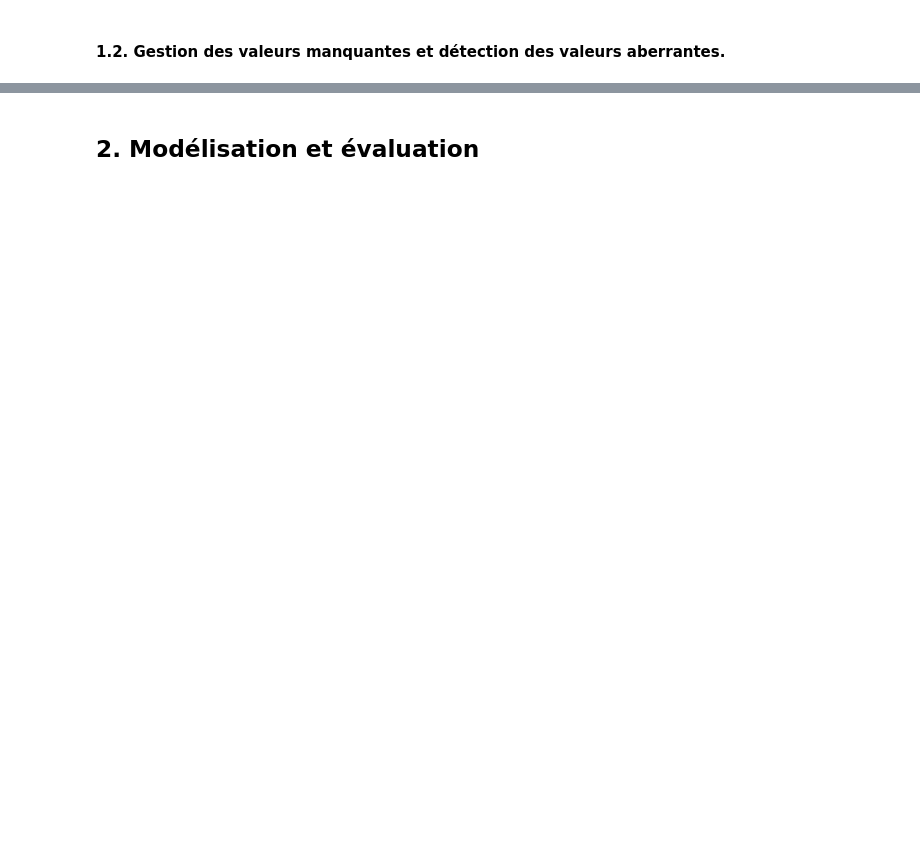
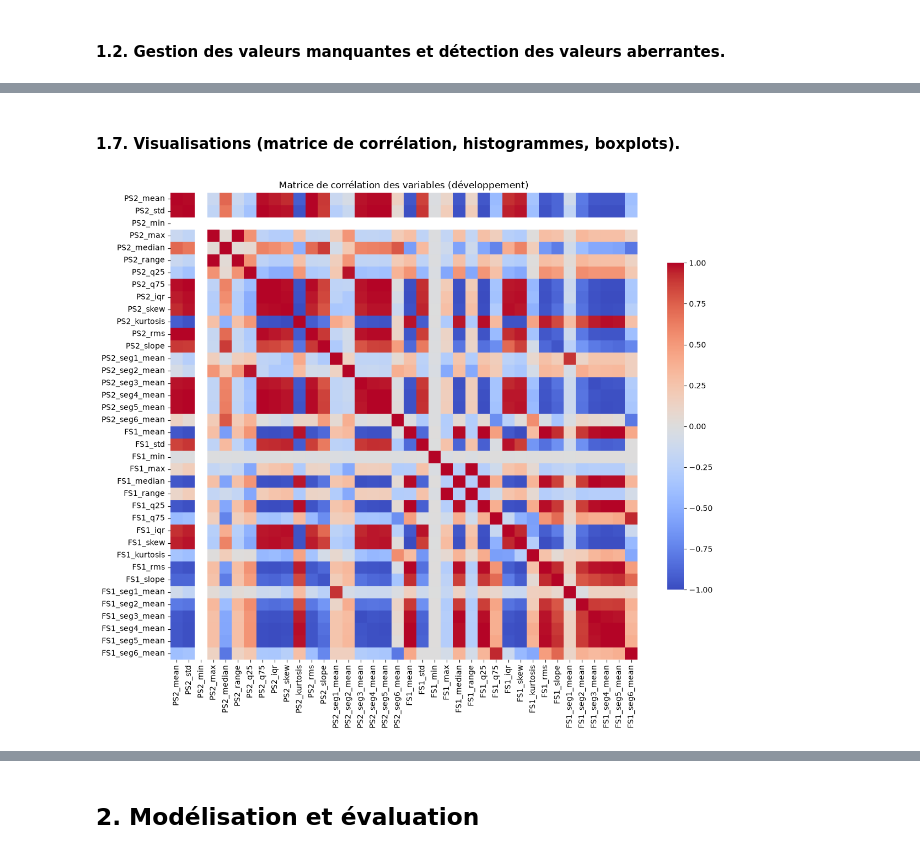
Before and after one commit to tsoullia/optivalve, a Jupyter notebook: fichier.ipynb, the cells around one changed output, grey strips where cells are left out. Saved outputs shown, nothing was run; the diff lists cells and outputs as text; code cells hidden in the pictures; blank space fills up the shorter version.

```diff
--- a/fichier.ipynb
+++ b/fichier.ipynb
@@ -75,2 +104,8 @@ plt.show()
 # %% [markdown]
 #### 1.2. Gestion des valeurs manquantes et détection des valeurs aberrantes.
+# %%
+# 1.2 Valeurs manquantes : comptage (contrôle d'intégrité sur l'ensemble des fichiers)
+n_ps2, n_fs1, n_prof = int(ps2.isnull().sum().sum()), int(fs1.isnull().sum().sum()), int(profile.isnull().sum().sum())
+print('Valeurs manquantes PS2     :', n_ps2)
+print('Valeurs manquantes FS1     :', n_fs1)
+print('Valeurs manquantes profile :', n_prof)
@@ -76,0 +116,11 @@ plt.show()
+# %%
+# Gestion : interpolation le long du cycle (ligne par ligne, donc sans fuite entre cycles) uniquement si nécessaire
+if n_ps2 or n_fs1:
+    ps2 = ps2.interpolate(axis=1, limit_direction='both')
+    fs1 = fs1.interpolate(axis=1, limit_direction='both')
+    ps2_dev, ps2_test = ps2.iloc[:N_DEV], ps2.iloc[N_DEV:]
+    fs1_dev, fs1_test = fs1.iloc[:N_DEV], fs1.iloc[N_DEV:]
+    print('-> Valeurs manquantes interpolées le long de chaque cycle.')
+else:
+    print('-> Aucune valeur manquante dans les signaux : aucune imputation nécessaire.')
+assert n_prof == 0, 'profile.txt contient des valeurs manquantes : à traiter avant de continuer'
@@ -76,0 +286,12 @@ plt.show()
+# %%
+# 1.6 Corrélations entre variables et avec la cible
+corr = X_dev.corr()
+corr_cible = X_dev.apply(lambda col: col.corr(y_dev)).sort_values(key=abs, ascending=False)
+
+print('Les 10 variables les plus corrélées à la cible (valve optimale) :')
+print(corr_cible.head(10).round(3))
+
+paires = corr.where(np.triu(np.ones(corr.shape), k=1).astype(bool)).stack()
+fortes = paires[paires.abs() > 0.95].sort_values(key=abs, ascending=False)
+print(f'\nPaires de variables fortement corrélées (|r| > 0.95) : {len(fortes)} sur {len(paires)}')
+print(fortes.head(10).round(3))
@@ -76,0 +316,10 @@ plt.show()
+# %% [markdown]
+#### 1.7. Visualisations (matrice de corrélation, histogrammes, boxplots).
+# %%
+# 1.7 Visualisations : matrice de corrélation
+plt.figure(figsize=(14, 11))
+sns.heatmap(corr, cmap='coolwarm', center=0, vmin=-1, vmax=1, square=True, cbar_kws={'shrink': 0.7})
+plt.title('Matrice de corrélation des variables (développement)')
+plt.show()
+# %% [output]
+[figure, added]
```
Also changed, not shown: parts of 22 cells of this notebook.
